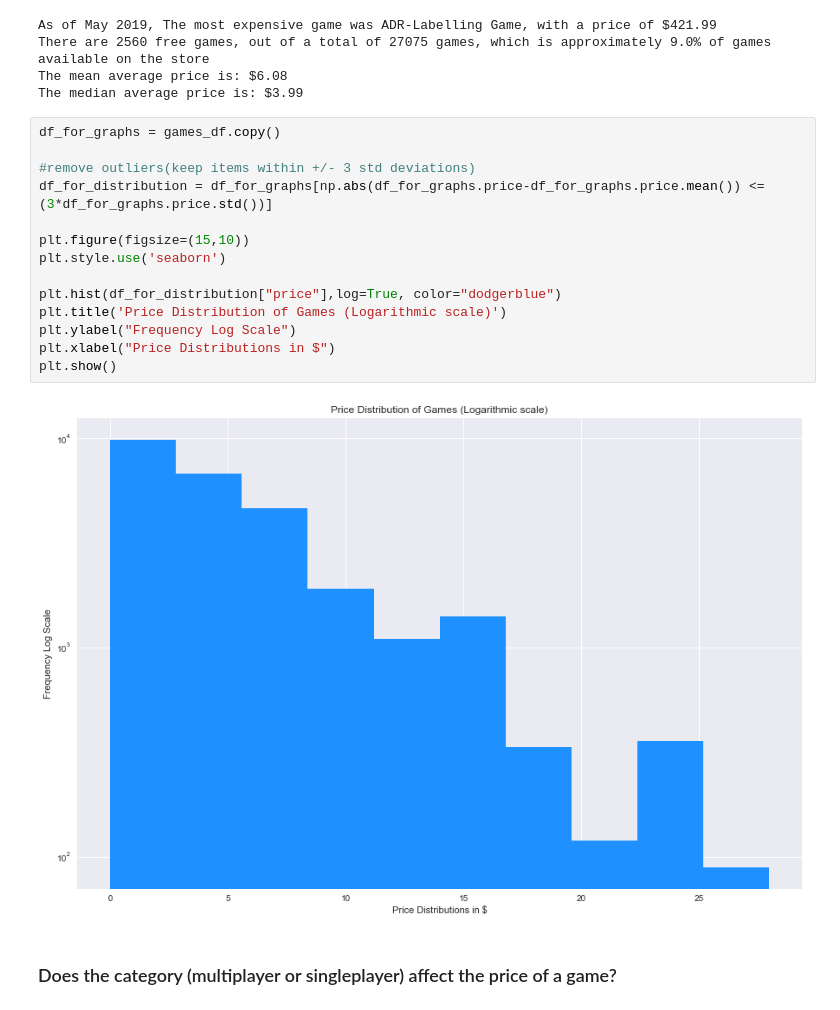
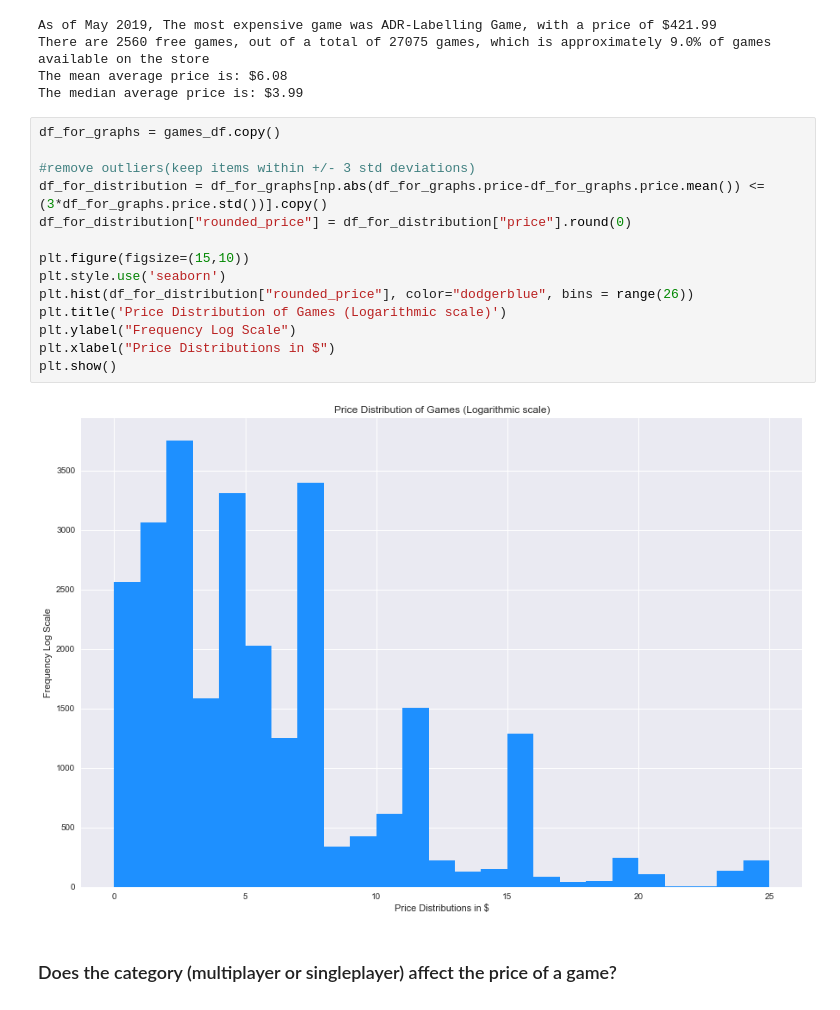
Before and after one commit to artilexx/Steam-Store-Visual-Analysis, a Jupyter notebook: main.ipynb, the cells around one changed output. Cells and saved outputs as stored; diff of their text form.

Commit message:
fixed distribution graph

```diff
--- a/main.ipynb
+++ b/main.ipynb
@@ -35,19 +34,19 @@ The median average price is: $3.99
 # %%
 df_for_graphs = games_df.copy()
 
 #remove outliers(keep items within +/- 3 std deviations)
-df_for_distribution = df_for_graphs[np.abs(df_for_graphs.price-df_for_graphs.price.mean()) <= (3*df_for_graphs.price.std())]
+df_for_distribution = df_for_graphs[np.abs(df_for_graphs.price-df_for_graphs.price.mean()) <= (3*df_for_graphs.price.std())].copy()
+df_for_distribution["rounded_price"] = df_for_distribution["price"].round(0)
 
 plt.figure(figsize=(15,10))
 plt.style.use('seaborn')
-
-plt.hist(df_for_distribution["price"],log=True, color="dodgerblue")
+plt.hist(df_for_distribution["rounded_price"], color="dodgerblue", bins = range(26))
 plt.title('Price Distribution of Games (Logarithmic scale)')
 plt.ylabel("Frequency Log Scale")
 plt.xlabel("Price Distributions in $")
 plt.show()
 # %% [output]
-[figure, old version]
+[figure, new version]
 # %% [markdown]
 ### Does the category (multiplayer or singleplayer) affect the price of a game?
 # %%
```
Also changed, not shown: parts of 3 cells of this notebook.
